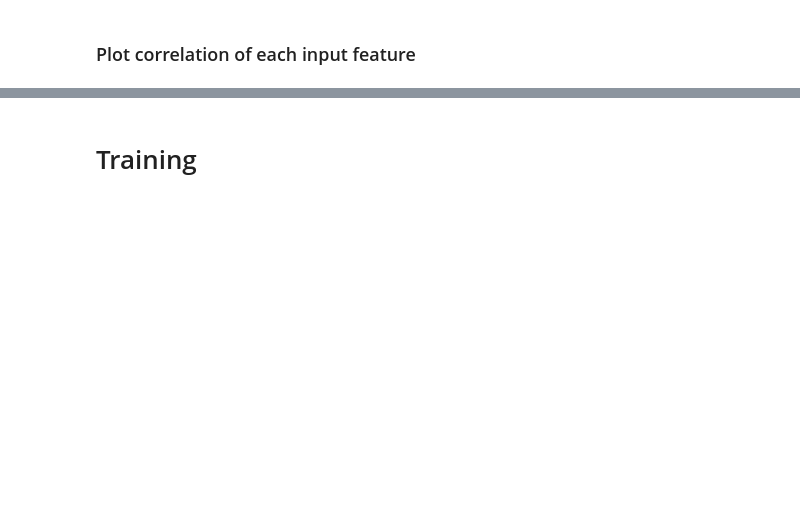
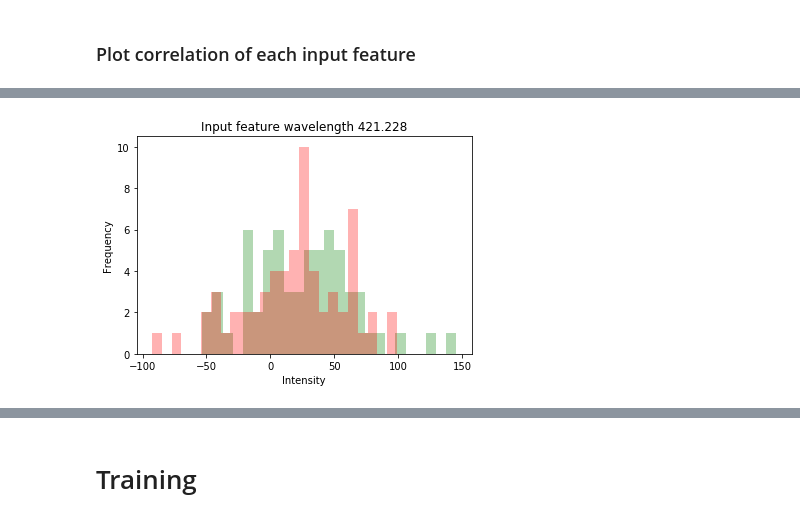
Before and after one commit to 12yuens2/classification-learning, a Jupyter notebook: binary/binaryTask.ipynb, the cells around one changed output, grey strips where cells are left out. Saved outputs shown, nothing was run; the diff lists cells and outputs as text; code cells hidden in the pictures; blank space fills up the shorter version.

```diff
--- a/binary/binaryTask.ipynb
+++ b/binary/binaryTask.ipynb
@@ -65,0 +76,8 @@ plt.show()
+# %%
+import warnings
+warnings.filterwarnings('ignore')
+
+# Example of bad correlation
+inputfeature_hist(1, X_train, y_train)
+# %% [output]
+[figure, added]
```
Also changed, not shown: parts of 46 cells of this notebook, 5 other files.
